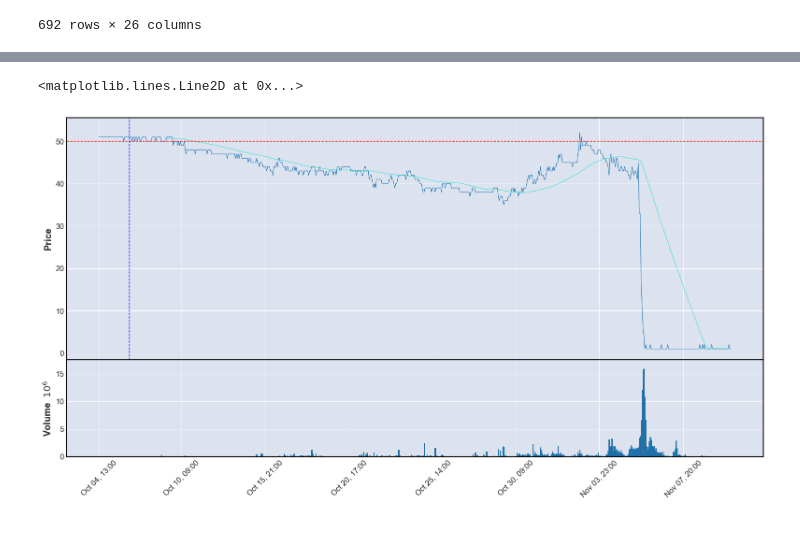
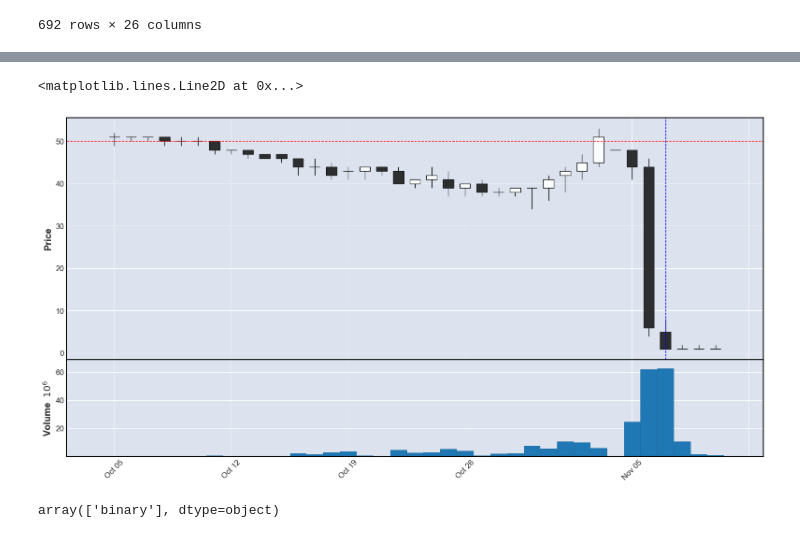
Before and after one commit to NiccoloComati/pjts, a Jupyter notebook: 10. Kalshi/main.ipynb, the cells around one changed output, grey strips where cells are left out. Saved outputs shown, nothing was run; the diff lists cells and outputs as text; code cells hidden in the pictures.

```diff
--- a/10. Kalshi/main.ipynb
+++ b/10. Kalshi/main.ipynb
@@ -1022,32 +1050,36 @@ pres_kh_data = get_full_market(
     ticker="PRES-2024-KH",
     # start_ts="04/01/2024",
     end_ts="11/10/2024",
-    period_interval='h'
+    period_interval='d'
 )
 # %%
 djt_df = candlesticks_to_df(pres_djt_data)
 kh_df = candlesticks_to_df(pres_kh_data)
 
 djt_candlestick_df = build_candlestick(pres_djt_data)
 kh_candlestick_df = build_candlestick(pres_kh_data)
 
 fig, axes = mpf.plot(
     kh_candlestick_df,
     volume=True,
     figratio=(20, 10),
     figscale=1.8,
     show_nontrading=False,
     mav=3*24,
     returnfig=True,
-    type='line',
+    type='candle',
 )
 
 # Set y-axis limits for the price chart (first axes object)
 # axes[0].set_ylim(0, 60)  # customize as needed
 
 # Add a horizontal line at y=50
 axes[0].axhline(y=50, color='red', linestyle='--', linewidth=1)
 axes[0].axvline(x=datetime.strptime('Feb 3 1970 00:00', '%b %d %Y %H:%M'), color='blue', linestyle='--', linewidth=1) # Don't know why date is fucked up here
 # %% [output]
 <matplotlib.lines.Line2D at 0x...>
-[figure, old version]
+[figure, new version]
+# %%
+markets_df['market_type'].unique()
+# %% [output]
+array(['binary'], dtype=object)
```
Also changed, not shown: parts of 12 cells of this notebook.
